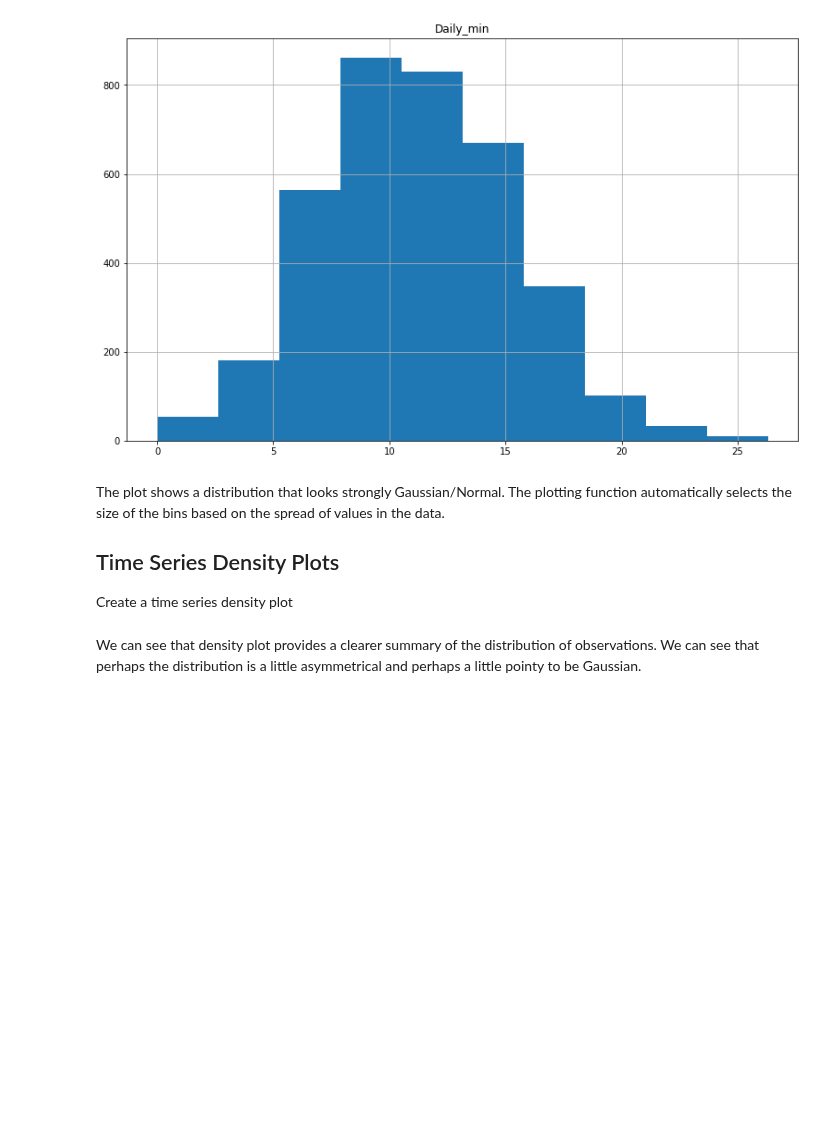
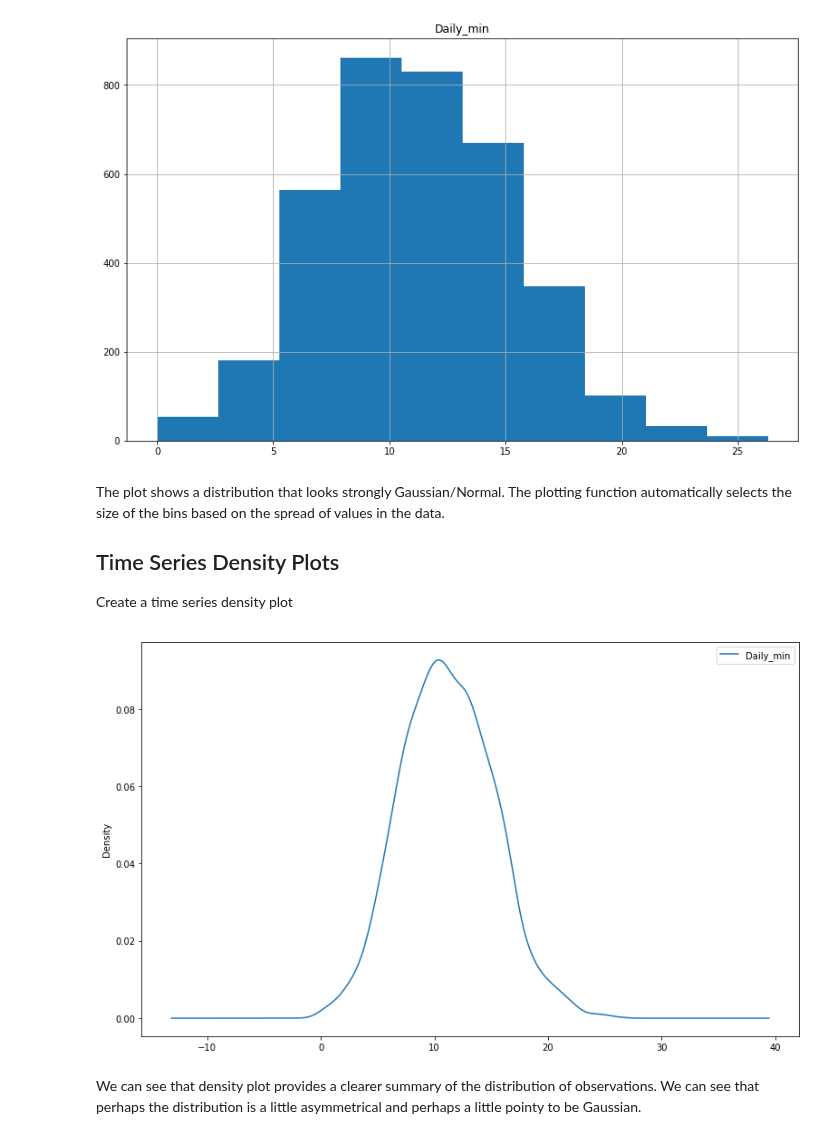
Before and after one commit to fpleoni/dsc-3-25-04-visualizing-time-series-data-lab-nyc-ds-career-031119, a Jupyter notebook: index.ipynb, the cells around one changed output. Cells and saved outputs as stored; diff of their text form; code cells hidden in the pictures; blank space fills up the shorter version.

```diff
--- a/index.ipynb
+++ b/index.ipynb
@@ -139,7 +139,10 @@ The plot shows a distribution that looks strongly Gaussian/Normal. The plotting
 Create a time series density plot
 # %%
 # Plot a density plot for temperature dataset
-temp_data.plot(kind = "kde", figsize )
+temp_data.plot(kind = "kde", figsize = (13, 8))
+plt.show()
+# %% [output]
+[figure, added]
 # %% [markdown]
 We can see that density plot provides a clearer summary of the distribution of observations. We can see that perhaps the distribution is a little asymmetrical and perhaps a little pointy to be Gaussian.
 # %% [markdown]
```
Also changed, not shown: parts of 1 cell of this notebook.
